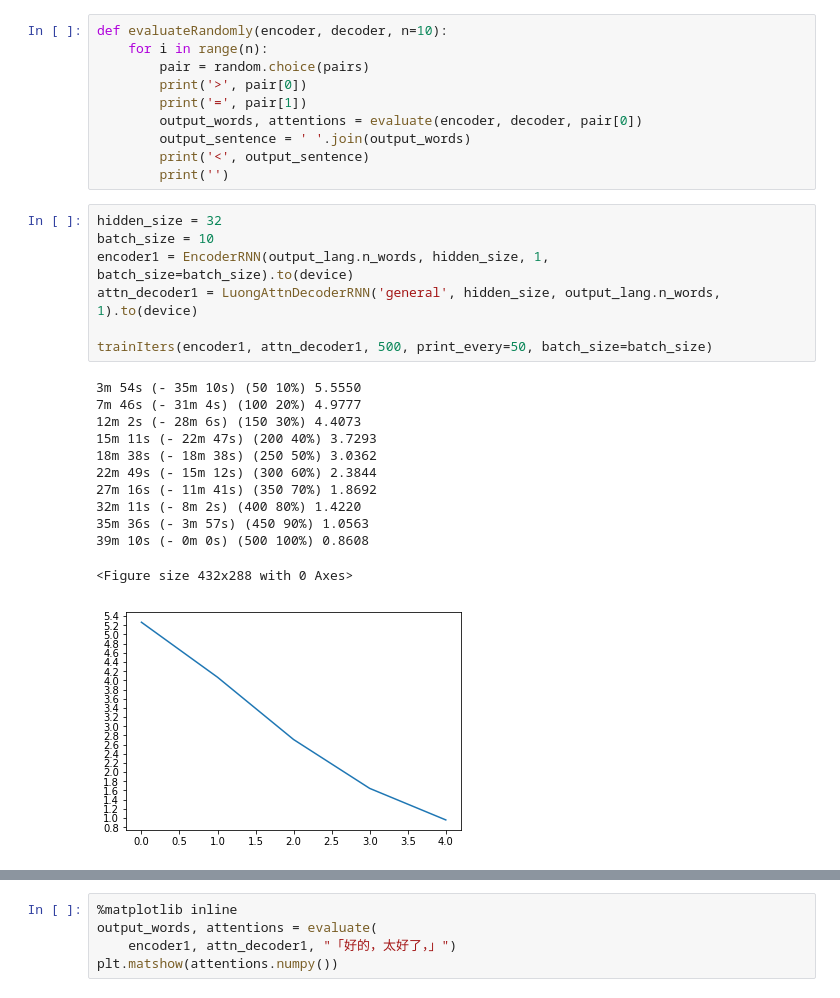
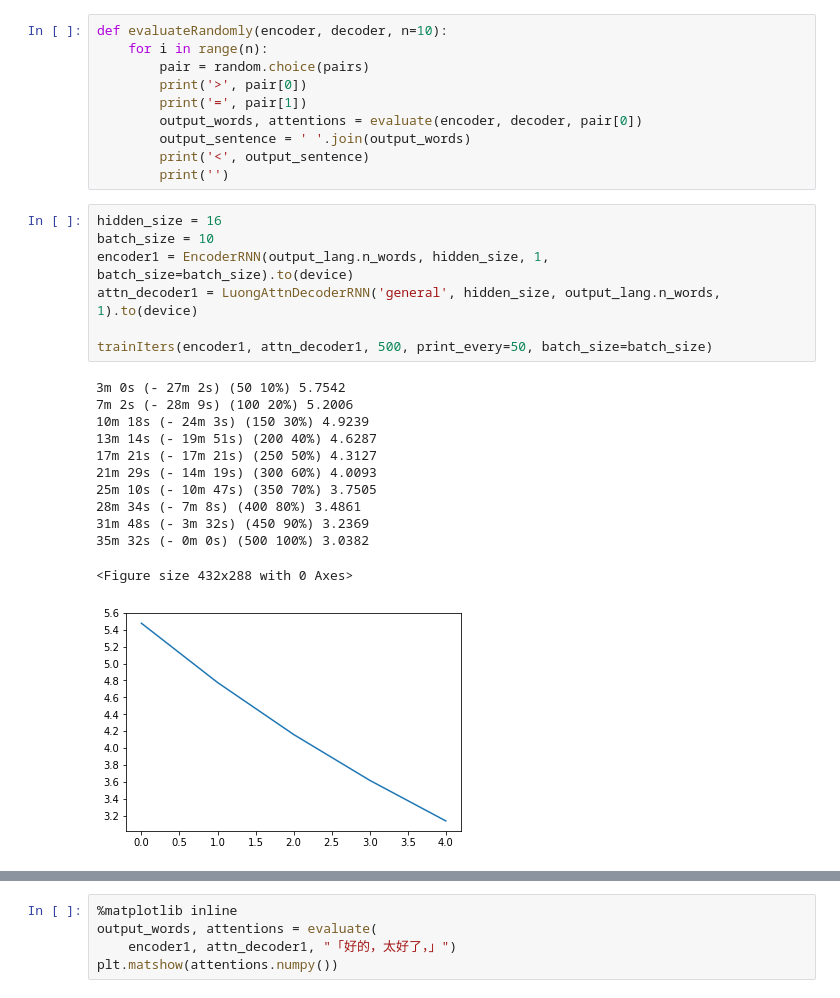
Before and after one commit to frankShih/rnn_sentence_generator, a Jupyter notebook: src/train/seq2seq_translate.ipynb, the cells around one changed output, grey strips where cells are left out. Drawn from its saved outputs; the diff is of its cells as text.

```diff
--- a/src/train/seq2seq_translate.ipynb
+++ b/src/train/seq2seq_translate.ipynb
@@ -687,25 +687,25 @@ def evaluateRandomly(encoder, decoder, n=10):
         print('<', output_sentence)
         print('')
 # %%
-hidden_size = 32
+hidden_size = 16
 batch_size = 10
 encoder1 = EncoderRNN(output_lang.n_words, hidden_size, 1, batch_size=batch_size).to(device)
 attn_decoder1 = LuongAttnDecoderRNN('general', hidden_size, output_lang.n_words, 1).to(device)
 
 trainIters(encoder1, attn_decoder1, 500, print_every=50, batch_size=batch_size)
 # %% [output]
-3m 54s (- 35m 10s) (50 10%) 5.5550
-7m 46s (- 31m 4s) (100 20%) 4.9777
-12m 2s (- 28m 6s) (150 30%) 4.4073
-15m 11s (- 22m 47s) (200 40%) 3.7293
-18m 38s (- 18m 38s) (250 50%) 3.0362
-22m 49s (- 15m 12s) (300 60%) 2.3844
-27m 16s (- 11m 41s) (350 70%) 1.8692
-32m 11s (- 8m 2s) (400 80%) 1.4220
-35m 36s (- 3m 57s) (450 90%) 1.0563
-39m 10s (- 0m 0s) (500 100%) 0.8608
+3m 0s (- 27m 2s) (50 10%) 5.7542
+7m 2s (- 28m 9s) (100 20%) 5.2006
+10m 18s (- 24m 3s) (150 30%) 4.9239
+13m 14s (- 19m 51s) (200 40%) 4.6287
+17m 21s (- 17m 21s) (250 50%) 4.3127
+21m 29s (- 14m 19s) (300 60%) 4.0093
+25m 10s (- 10m 47s) (350 70%) 3.7505
+28m 34s (- 7m 8s) (400 80%) 3.4861
+31m 48s (- 3m 32s) (450 90%) 3.2369
+35m 32s (- 0m 0s) (500 100%) 3.0382
 <Figure size 432x288 with 0 Axes>
-[figure, old version]
+[figure, new version]
 # %%
 evaluateRandomly(encoder1, attn_decoder1, n=5)
 # %% [output]
```
Also changed, not shown: parts of 5 cells of this notebook, 1 other file.
